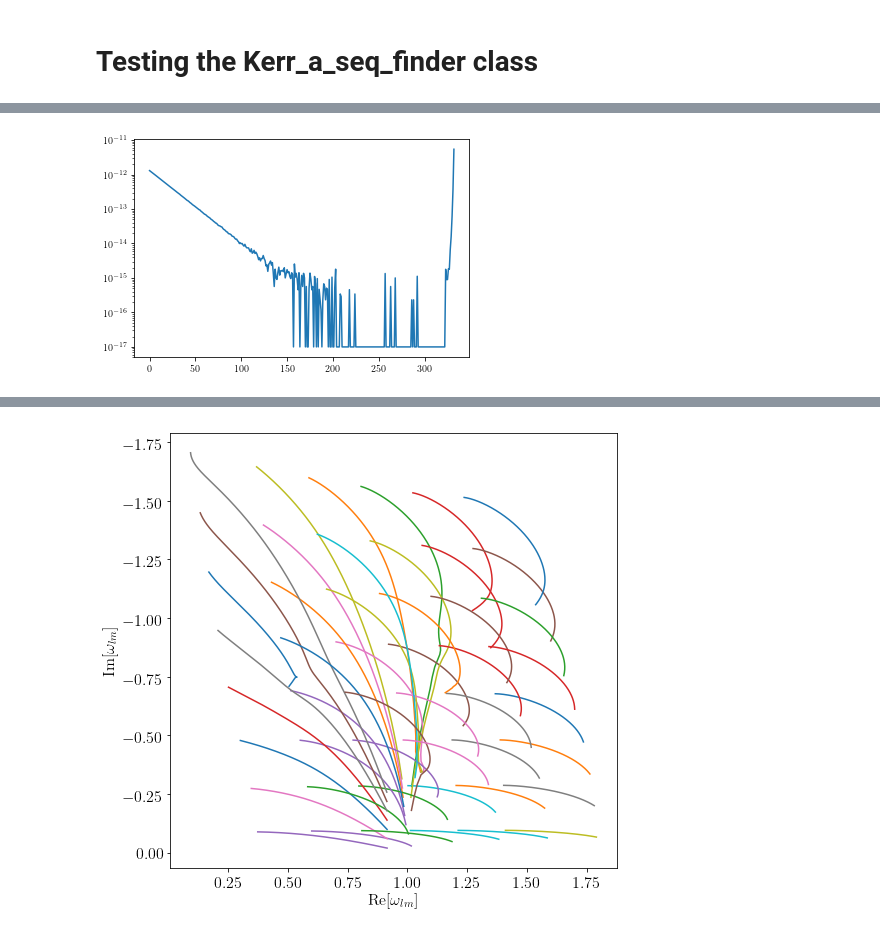
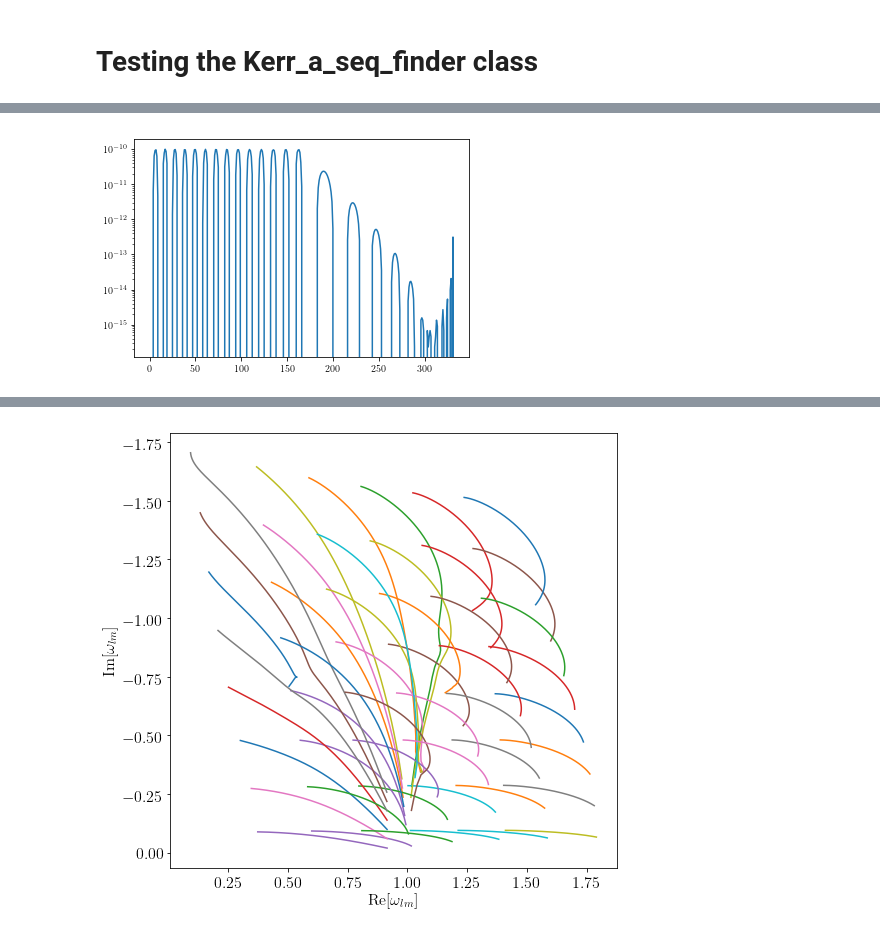
Before and after one commit to duetosymmetry/qnm, a Jupyter notebook: Experiment.ipynb, the cells around one changed output, grey strips where cells are left out. Cells and saved outputs as stored; diff of their text form; code cells hidden in the pictures.

```diff
--- a/Experiment.ipynb
+++ b/Experiment.ipynb
@@ -224,9 +265,9 @@ WARNING:root:Nr=3000 has hit Nr_max
 # %%
-plt.plot(1.e-17+np.array(seqs[(2,2)].cf_err))
+plt.plot(1.e-17+np.array(seqs[(2,4)].cf_err))
 plt.gca().set_yscale('log')
 plt.show()
 # %% [output]
-[figure, old version]
+[figure, new version]
 # %%
 plt.hist(np.log10(1.e-16 + np.array(seqs[(2,2)].cf_err)))
 plt.show()
```
Also changed, not shown: parts of 20 cells of this notebook, 4 other files.
